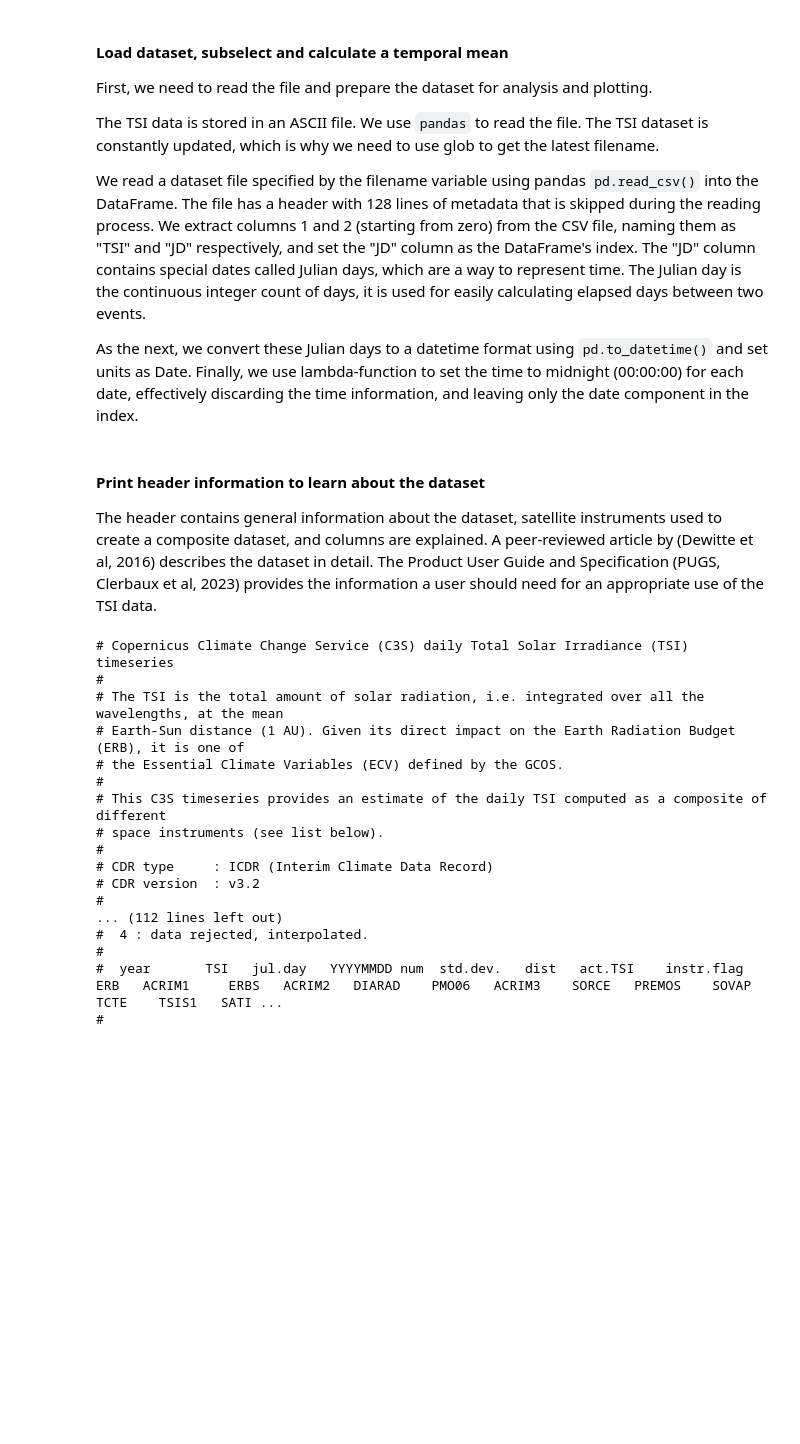
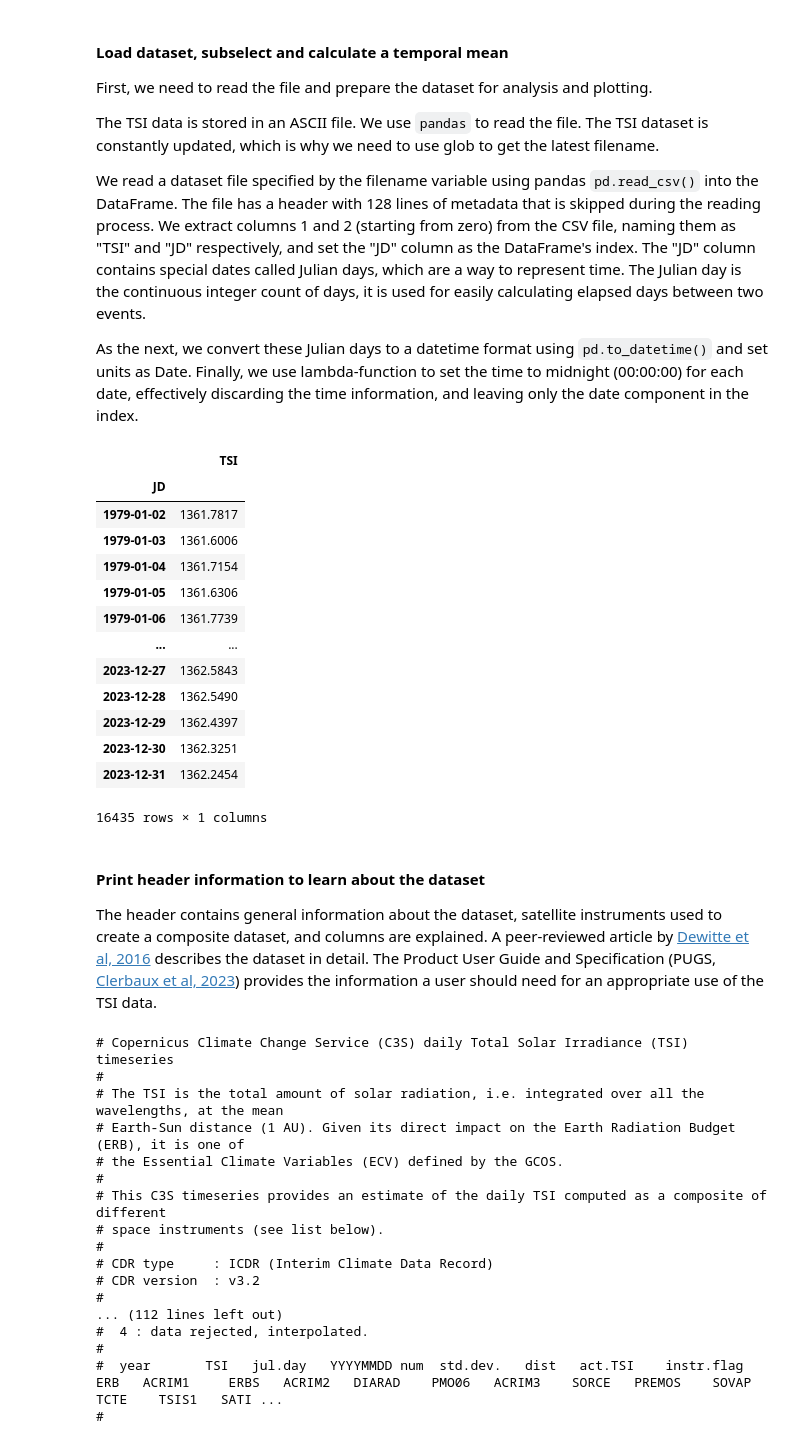
Before and after one commit to ecmwf-training/c3s-training-submodule-sat-obs-atmos-physics, a Jupyter notebook: total-solar-irradiance.ipynb, the cells around one changed output. Saved outputs shown, nothing was run; the diff lists cells and outputs as text; code cells hidden in the pictures; blank space fills up the shorter version.

```diff
--- a/total-solar-irradiance.ipynb
+++ b/total-solar-irradiance.ipynb
@@ -158,19 +158,36 @@ Finally, we use lambda-function to set the time to midnight (00:00:00) for each
 # %%
 filename = glob.glob(f'{DATADIR}C3S_RMIB_daily_TSI_composite_ICDR*.txt')[0]
 
 # read the file
 data = pd.read_csv(
-    filename, header=128, sep=' ',
-    usecols=[1, 2], names=["TSI", "JD"], index_col=1, encoding= 'unicode_escape'
+    filename, header=128, sep=' ', usecols=[1, 2], names=["TSI", "JD"], index_col=1, encoding= 'unicode_escape'
 )
 # convert julian date values to a datetime format
 data.index = pd.to_datetime(data.index, origin='julian', unit='D')
 # set time to midnight using lambda-function
 data.index = data.index.map(lambda x: x.replace(hour=0, minute=0, second=0))
+
+# See a preview of the data in the dataframe
+data
+# %% [output]
+|  | TSI |
+| JD |  |
+| 1979-01-02 | 1361.7817 |
+| 1979-01-03 | 1361.6006 |
+| 1979-01-04 | 1361.7154 |
+| 1979-01-05 | 1361.6306 |
+| 1979-01-06 | 1361.7739 |
+| ... | ... |
+| 2023-12-27 | 1362.5843 |
+| 2023-12-28 | 1362.5490 |
+| 2023-12-29 | 1362.4397 |
+| 2023-12-30 | 1362.3251 |
+| 2023-12-31 | 1362.2454 |
+16435 rows × 1 columns
 # %% [markdown]
 #### Print header information to learn about the dataset
 
-The header contains general information about the dataset, satellite instruments used to create a composite dataset, and columns are explained. A peer-reviewed article by (Dewitte et al, 2016) describes the dataset in detail. The Product User Guide and Specification (PUGS, Clerbaux et al, 2023) provides the information a user should need for an appropriate use of the TSI data.
+The header contains general information about the dataset, satellite instruments used to create a composite dataset, and columns are explained. A peer-reviewed article by [Dewitte et al, 2016](#dewitte) describes the dataset in detail. The Product User Guide and Specification (PUGS, [Clerbaux et al, 2023](#clerbaux)) provides the information a user should need for an appropriate use of the TSI data.
 # %%
 # read the dataset metadata from the header
 with open(filename, 'r') as file:
```
Also changed, not shown: parts of 26 cells of this notebook, 1 other file.
